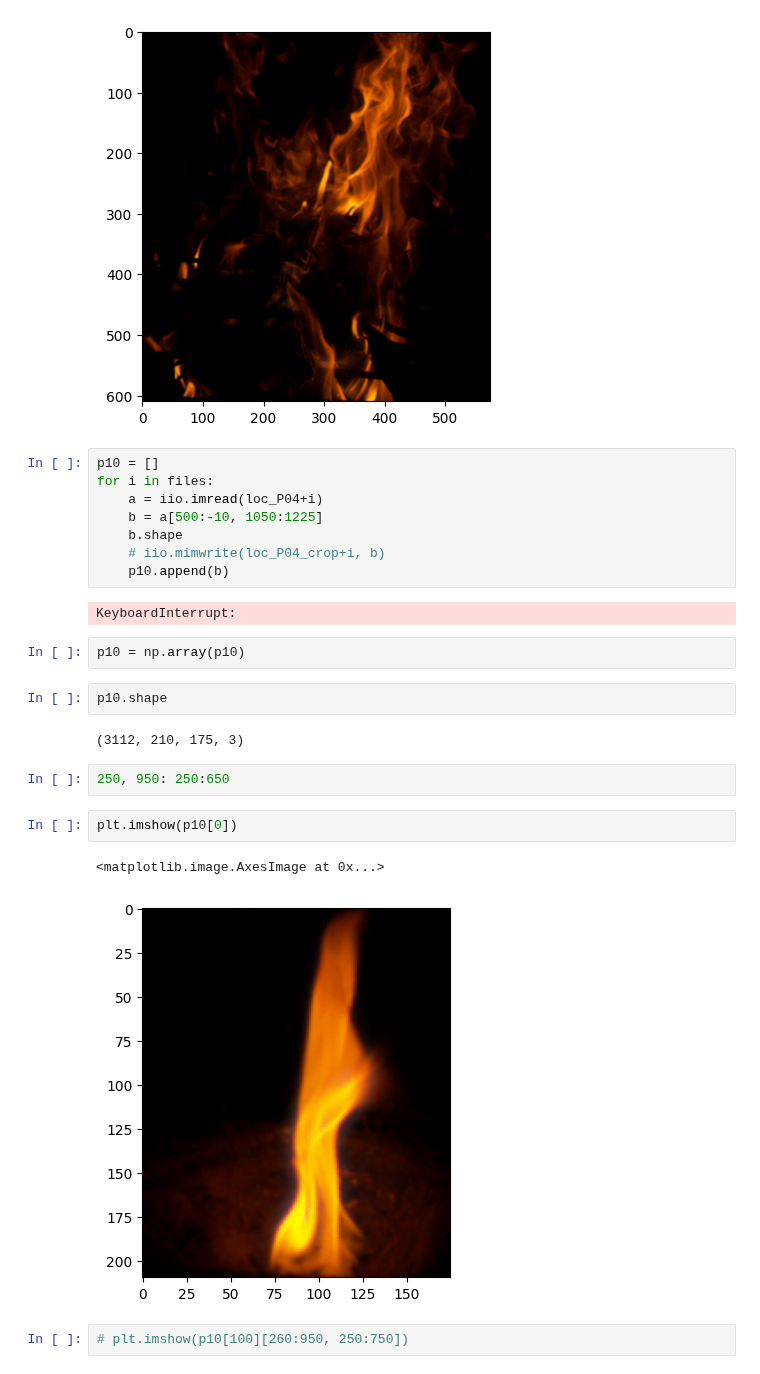
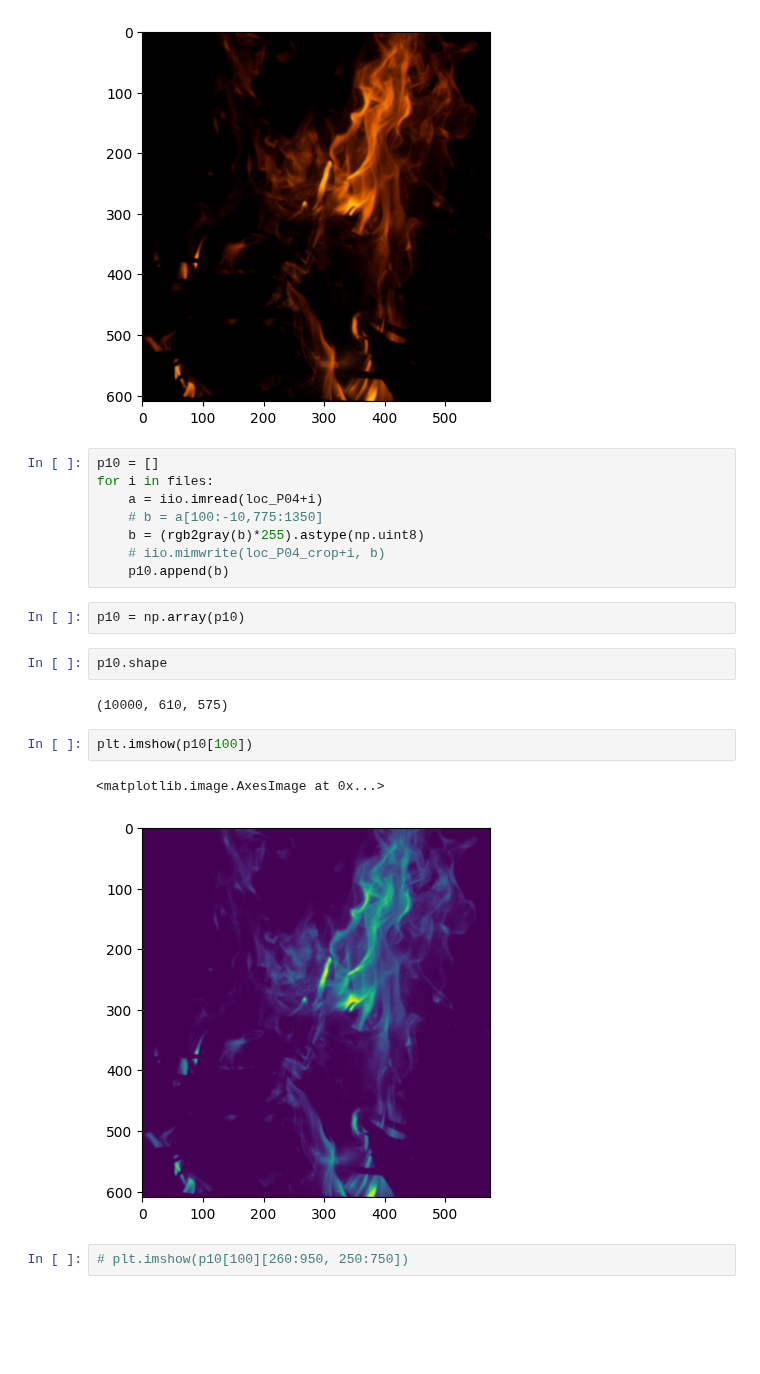
Before and after one commit to CaffineAddic/Wavelet_transforms_in_schlieren_flame_images, a Jupyter notebook: Firepit/Reader.ipynb, the cells around one changed output. Saved outputs shown, nothing was run; the diff lists cells and outputs as text; blank space fills up the shorter version.

```diff
--- a/Firepit/Reader.ipynb
+++ b/Firepit/Reader.ipynb
@@ -21,25 +23,21 @@ plt.imshow(a[100:-10,775:1350])
 p10 = []
 for i in files:
     a = iio.imread(loc_P04+i)
-    b = a[500:-10, 1050:1225]
-    b.shape
+    # b = a[100:-10,775:1350]
+    b = (rgb2gray(b)*255).astype(np.uint8)
     # iio.mimwrite(loc_P04_crop+i, b)
     p10.append(b)
-# %% [output]
-KeyboardInterrupt:
 # %%
 p10 = np.array(p10)
 # %%
 p10.shape
 # %% [output]
-(3112, 210, 175, 3)
+(10000, 610, 575)
-# %%
-250, 950: 250:650
 # %%
-plt.imshow(p10[0])
+plt.imshow(p10[100])
 # %% [output]
 <matplotlib.image.AxesImage at 0x...>
-[figure, old version]
+[figure, new version]
 # %%
 # plt.imshow(p10[100][260:950, 250:750])
 # %%
```
Also changed, not shown: parts of 3 cells of this notebook, 3 other files.
